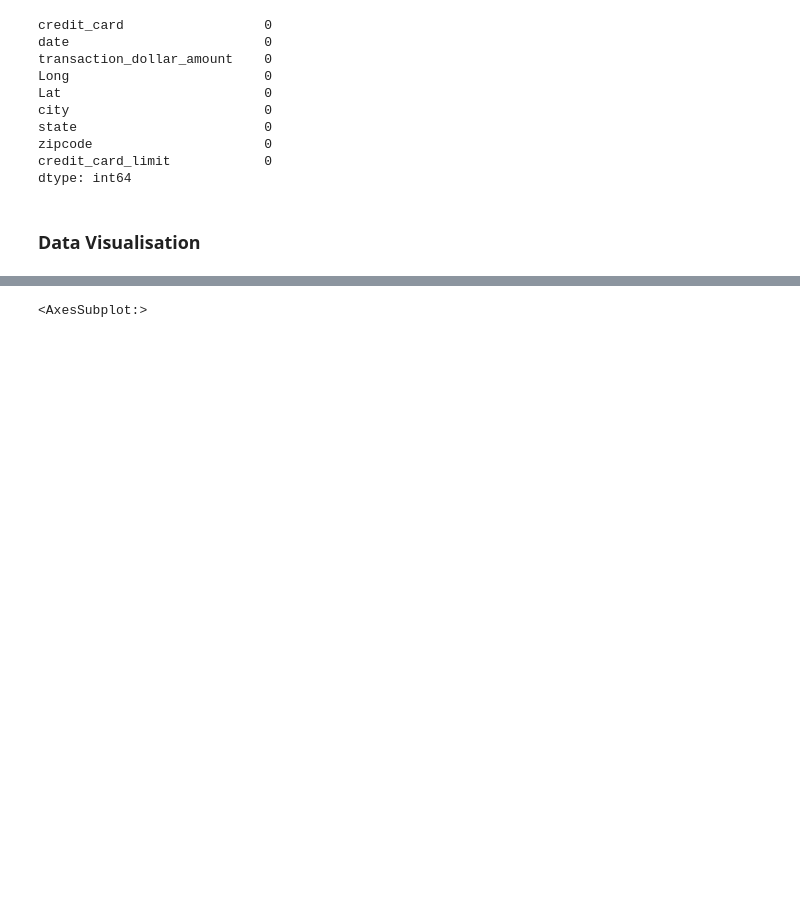
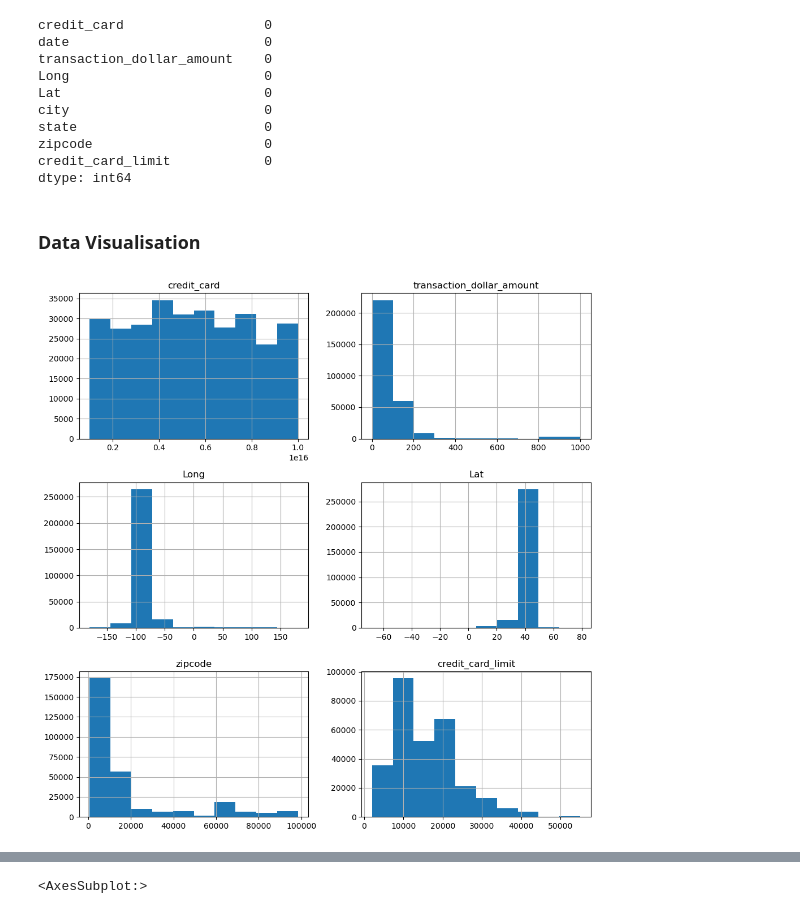
Before and after one commit to hajar-kaddouri/Final-Project2023, a Jupyter notebook: fun.ipynb, the cells around one changed output, grey strips where cells are left out. Saved outputs shown, nothing was run; the diff lists cells and outputs as text; code cells hidden in the pictures; blank space fills up the shorter version.

Commit message:
plots added

```diff
--- a/fun.ipynb
+++ b/fun.ipynb
@@ -147,3 +147,11 @@ credit_card_limit            0
 dtype: int64
 # %% [markdown]
 ### Data Visualisation
+# %%
+#histogram to see the distribution
+df_credit_card.hist(figsize=(10,10))
+
+plt.tight_layout()
+plt.show()
+# %% [output]
+[figure, added]
```
Also changed, not shown: parts of 2 cells of this notebook.
